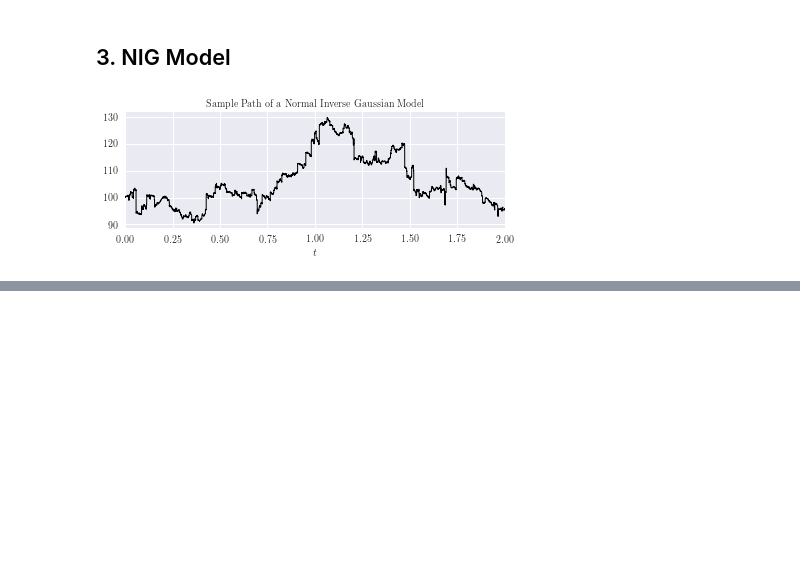
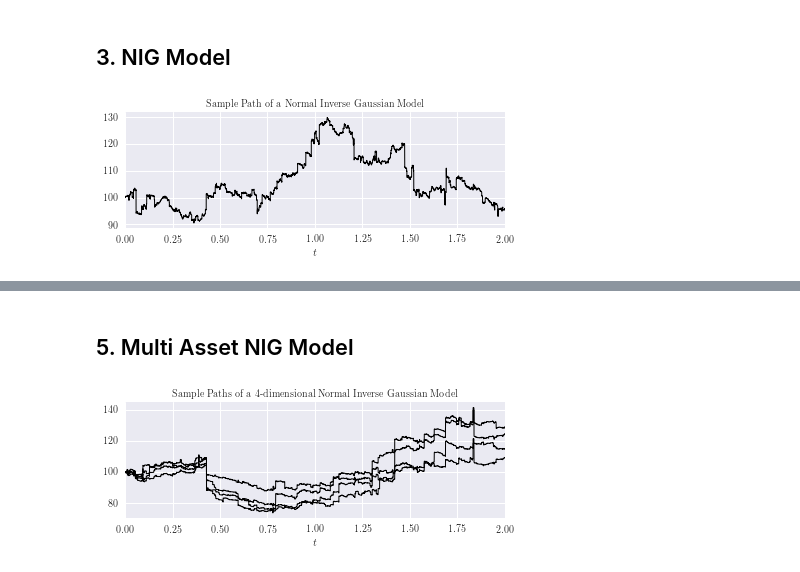
Before and after one commit to oliverweber1/Neural-Network-Option-Pricing-Master-Thesis, a Jupyter notebook: Code/PathPlots.ipynb, the cells around one changed output, grey strips where cells are left out. Saved outputs shown, nothing was run; the diff lists cells and outputs as text; code cells hidden in the pictures; blank space fills up the shorter version.

```diff
--- a/Code/PathPlots.ipynb
+++ b/Code/PathPlots.ipynb
@@ -112,0 +165,28 @@ plt.savefig('C:\\Users\\oli-w\\OneDrive\\Uni\\Master Thesis\\LaTeX Template\\nig
+# %% [markdown]
+## 5. Multi Asset NIG Model
+# %%
+np.random.seed(seed=123)
+
+d = 4
+theta = np.array([0.1] * d)
+sigma = np.array([0.25] * d)
+kappa = 0.2
+eigen_bm = np.round(np.random.rand(d-1), 2)
+eigen_bm = np.append(eigen_bm, d - eigen_bm.sum())
+Corr_bm = sp.random_correlation.rvs(eigen_bm)
+r = 0.05
+s0 = 100
+T = 2
+multiNigModel = MultiAssetNIGModel(d=d, theta=theta, sigma=sigma, kappa=kappa, Corr=Corr_bm, r=r, s0=s0, T=T)
+
+fig = plt.figure(figsize=(6, 2.5))
+ax = fig.add_subplot()
+fig.tight_layout()
+ax.margins(x=0)
+ax.plot(multiNigModel.generatePath(), lw=lwidth, c=lcolor)
+ax.set_title('Sample Paths of a ${}$-dimensional Normal Inverse Gaussian Model'.format(d), fontsize=10)
+ax.set_xlabel('$t$')
+plt.tight_layout()
+plt.savefig('C:\\Users\\oli-w\\OneDrive\\Uni\\Master Thesis\\LaTeX Template\\multiNigPath.pdf')
+# %% [output]
+[figure, added]
```
Also changed, not shown: parts of 5 cells of this notebook, 3 other files.
